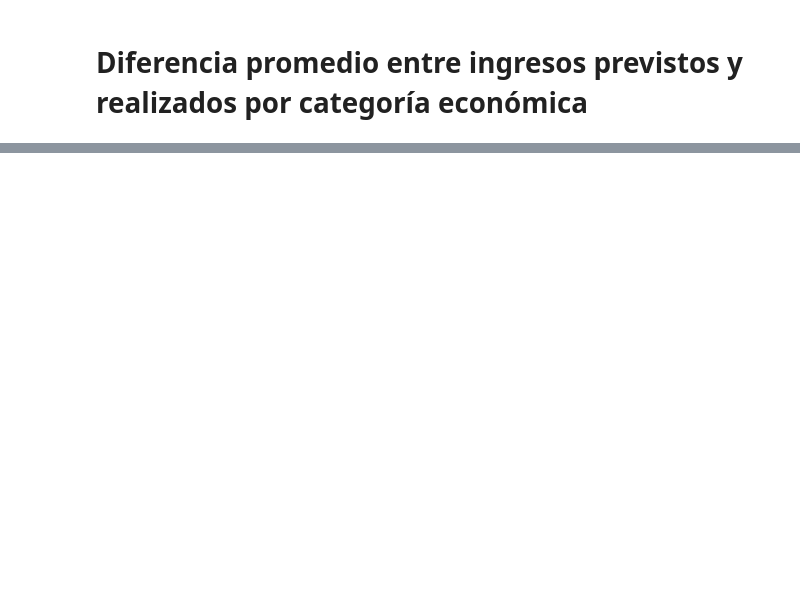
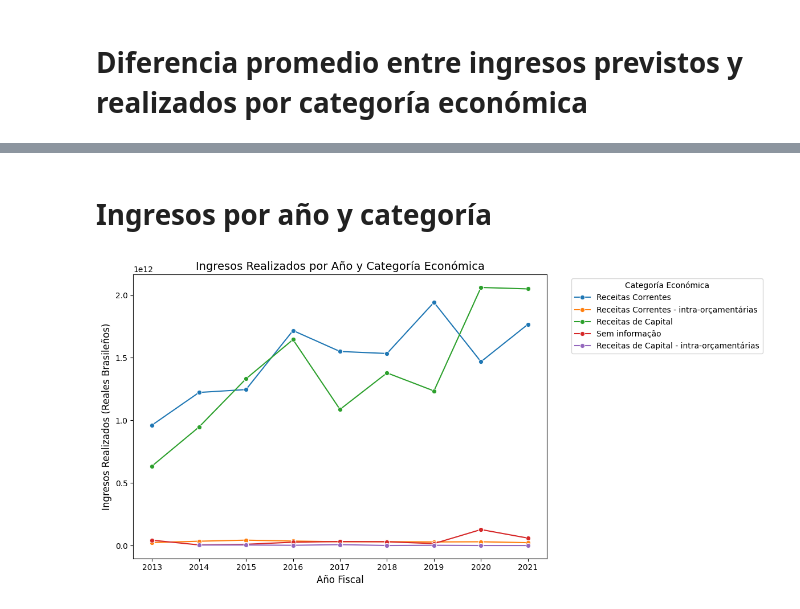
Before and after one commit to apelsito/Proyecto2-EDA-Ingresos-Brasil, a Jupyter notebook: jupyter_notebooks/03_EDA.ipynb, the cells around one changed output, grey strips where cells are left out. Saved outputs shown, nothing was run; the diff lists cells and outputs as text; code cells hidden in the pictures; blank space fills up the shorter version.

```diff
--- a/jupyter_notebooks/03_EDA.ipynb
+++ b/jupyter_notebooks/03_EDA.ipynb
@@ -112,0 +114,15 @@ np.float64(8198978917800.082)
+# %% [markdown]
+# Ingresos por año y categoría
+# %%
+
+anuales_por_categoria = df.groupby(["año fiscal", "categoría económica"])["valor ejecutado"].sum().reset_index()
+plt.figure(figsize=(12, 6))
+sns.lineplot(x="año fiscal", y="valor ejecutado", hue="categoría económica", data=anuales_por_categoria, marker="o")
+plt.title("Ingresos Realizados por Año y Categoría Económica", fontsize=14)
+plt.xlabel("Año Fiscal", fontsize=12)
+plt.ylabel("Ingresos Realizados (Reales Brasileños)", fontsize=12)
+# Ajustar la leyenda para que no tape las lineas
+plt.legend(title="Categoría Económica", bbox_to_anchor=(1.05, 1), loc="upper left")
+plt.tight_layout()
+# %% [output]
+[figure, added]
```
Also changed, not shown: parts of 29 cells of this notebook, 2 other files.
